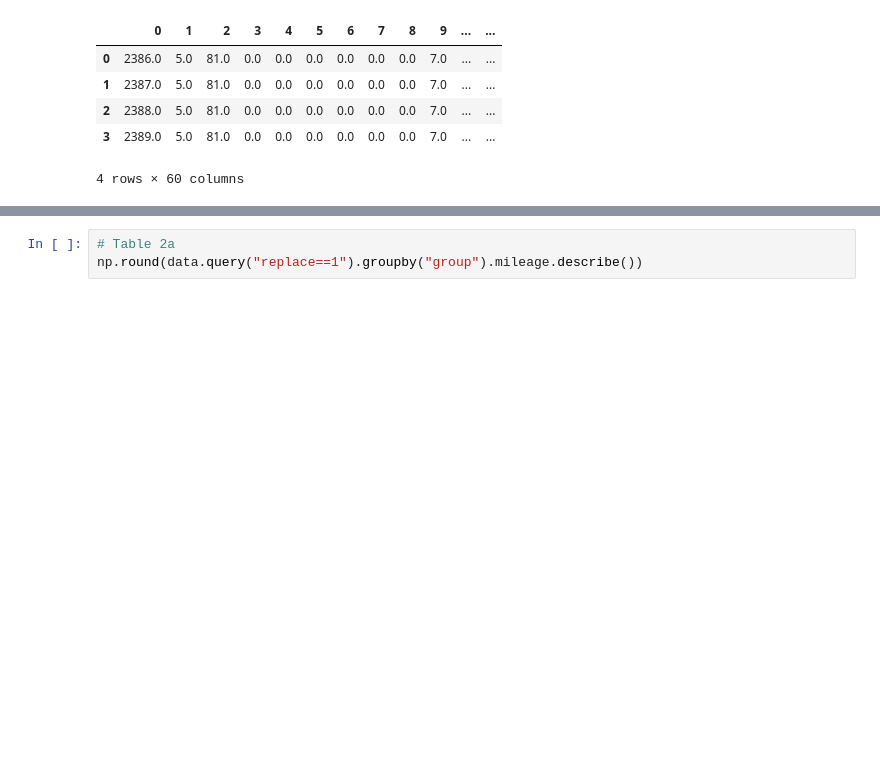
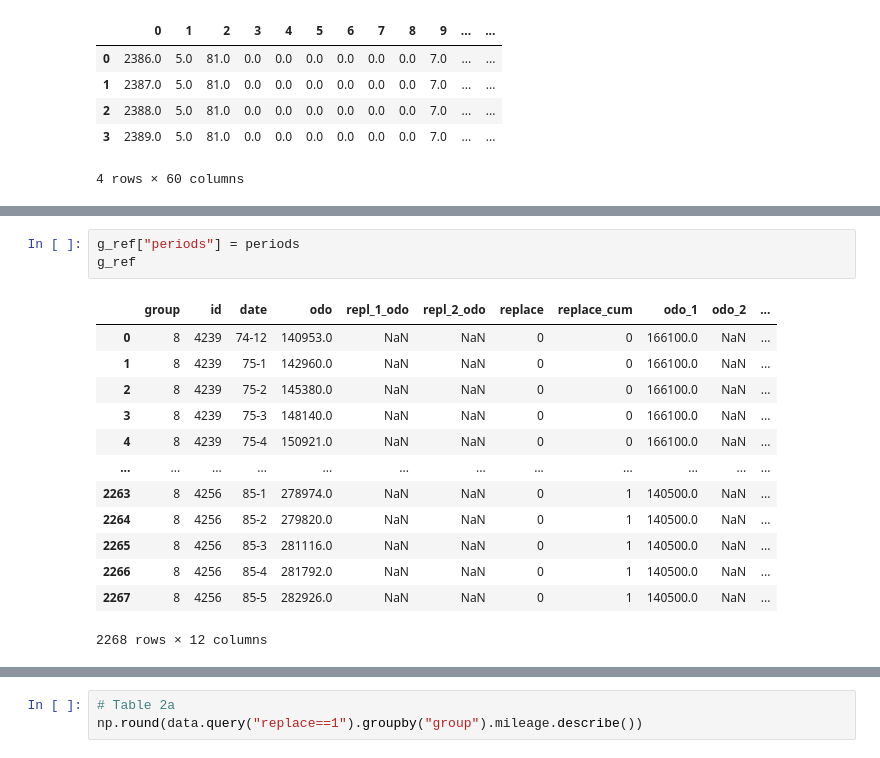
Before and after one commit to eurobae/structural-kr, a Jupyter notebook: 05-NFXP.ipynb, the cells around one changed output, grey strips where cells are left out. Cells and saved outputs as stored; diff of their text form; blank space fills up the shorter version.

```diff
--- a/05-NFXP.ipynb
+++ b/05-NFXP.ipynb
@@ -181,0 +202,17 @@ data
+# %%
+g_ref["periods"] = periods
+g_ref
+# %% [output]
+|  | group | id | date | odo | repl_1_odo | repl_2_odo | replace | replace_cum | odo_1 | odo_2 | ... |
+| 0 | 8 | 4239 | 74-12 | 140953.0 | NaN | NaN | 0 | 0 | 166100.0 | NaN | ... |
+| 1 | 8 | 4239 | 75-1 | 142960.0 | NaN | NaN | 0 | 0 | 166100.0 | NaN | ... |
+| 2 | 8 | 4239 | 75-2 | 145380.0 | NaN | NaN | 0 | 0 | 166100.0 | NaN | ... |
+| 3 | 8 | 4239 | 75-3 | 148140.0 | NaN | NaN | 0 | 0 | 166100.0 | NaN | ... |
+| 4 | 8 | 4239 | 75-4 | 150921.0 | NaN | NaN | 0 | 0 | 166100.0 | NaN | ... |
+| ... | ... | ... | ... | ... | ... | ... | ... | ... | ... | ... | ... |
+| 2263 | 8 | 4256 | 85-1 | 278974.0 | NaN | NaN | 0 | 1 | 140500.0 | NaN | ... |
+| 2264 | 8 | 4256 | 85-2 | 279820.0 | NaN | NaN | 0 | 1 | 140500.0 | NaN | ... |
+| 2265 | 8 | 4256 | 85-3 | 281116.0 | NaN | NaN | 0 | 1 | 140500.0 | NaN | ... |
+| 2266 | 8 | 4256 | 85-4 | 281792.0 | NaN | NaN | 0 | 1 | 140500.0 | NaN | ... |
+| 2267 | 8 | 4256 | 85-5 | 282926.0 | NaN | NaN | 0 | 1 | 140500.0 | NaN | ... |
+2268 rows × 12 columns
```
Also changed, not shown: parts of 14 cells of this notebook.
